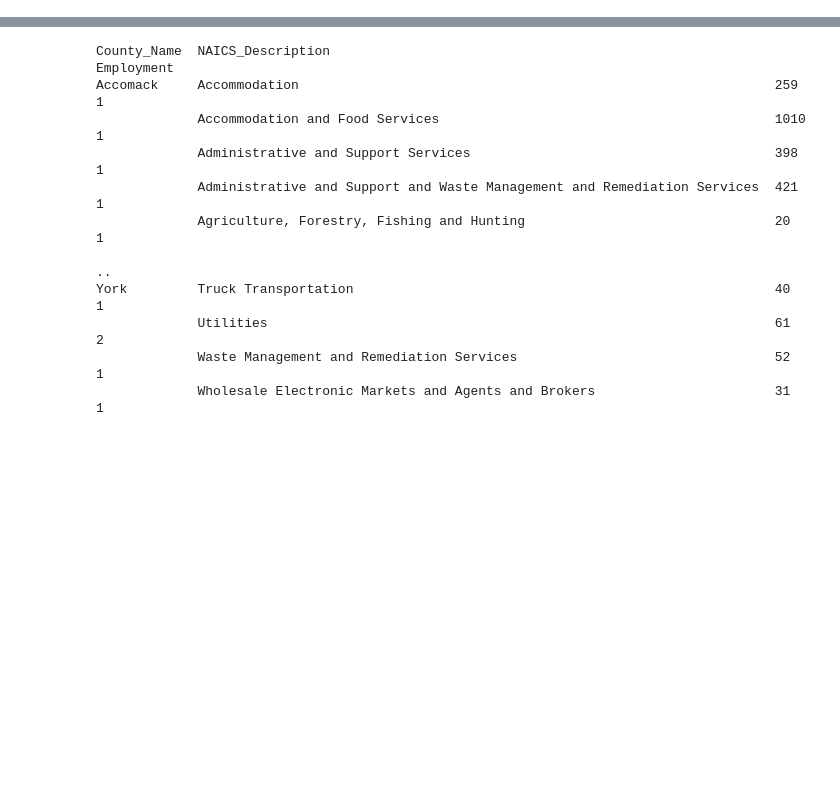
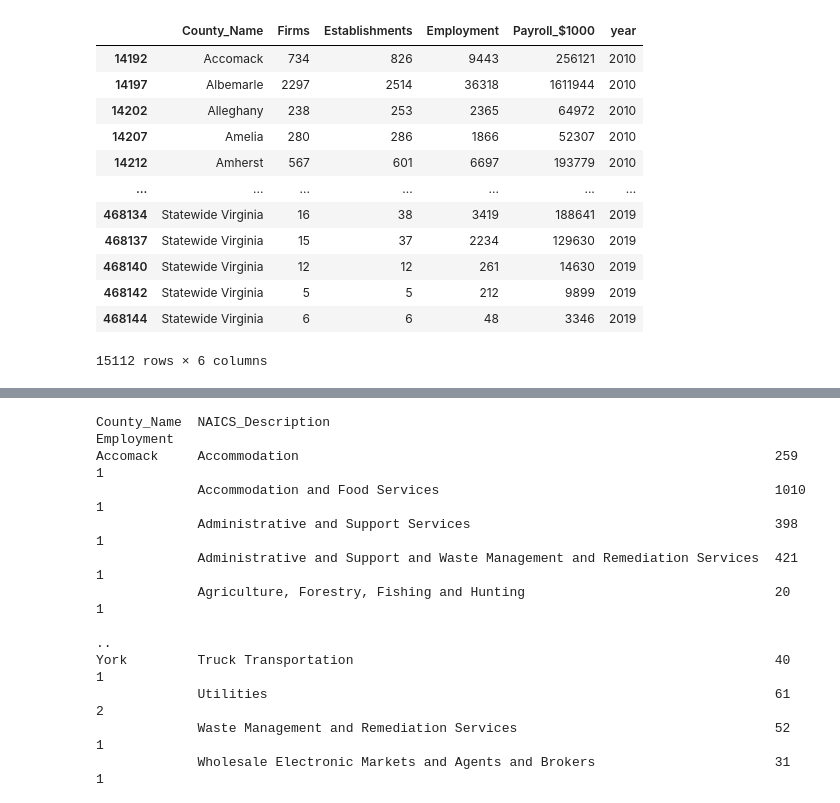
Before and after one commit to btchae/DS6040-Project, a Jupyter notebook: old notebooks/Wrangle.ipynb, the cells around one changed output, grey strips where cells are left out. Drawn from its saved outputs; the diff is of its cells as text; code cells hidden in the pictures; blank space fills up the shorter version.

```diff
--- a/Wrangle.ipynb
+++ b/old notebooks/Wrangle.ipynb
@@ -26,0 +120,16 @@ susb.columns = susb.columns.str.replace(' ','_')
+# %%
+susb
+# %% [output]
+|  | County_Name | Firms | Establishments | Employment | Payroll_$1000 | year |
+| 14192 | Accomack | 734 | 826 | 9443 | 256121 | 2010 |
+| 14197 | Albemarle | 2297 | 2514 | 36318 | 1611944 | 2010 |
+| 14202 | Alleghany | 238 | 253 | 2365 | 64972 | 2010 |
+| 14207 | Amelia | 280 | 286 | 1866 | 52307 | 2010 |
+| 14212 | Amherst | 567 | 601 | 6697 | 193779 | 2010 |
+| ... | ... | ... | ... | ... | ... | ... |
+| 468134 | Statewide Virginia | 16 | 38 | 3419 | 188641 | 2019 |
+| 468137 | Statewide Virginia | 15 | 37 | 2234 | 129630 | 2019 |
+| 468140 | Statewide Virginia | 12 | 12 | 261 | 14630 | 2019 |
+| 468142 | Statewide Virginia | 5 | 5 | 212 | 9899 | 2019 |
+| 468144 | Statewide Virginia | 6 | 6 | 48 | 3346 | 2019 |
+15112 rows × 6 columns
```
Also changed, not shown: parts of 17 cells of this notebook, 2 other files.
